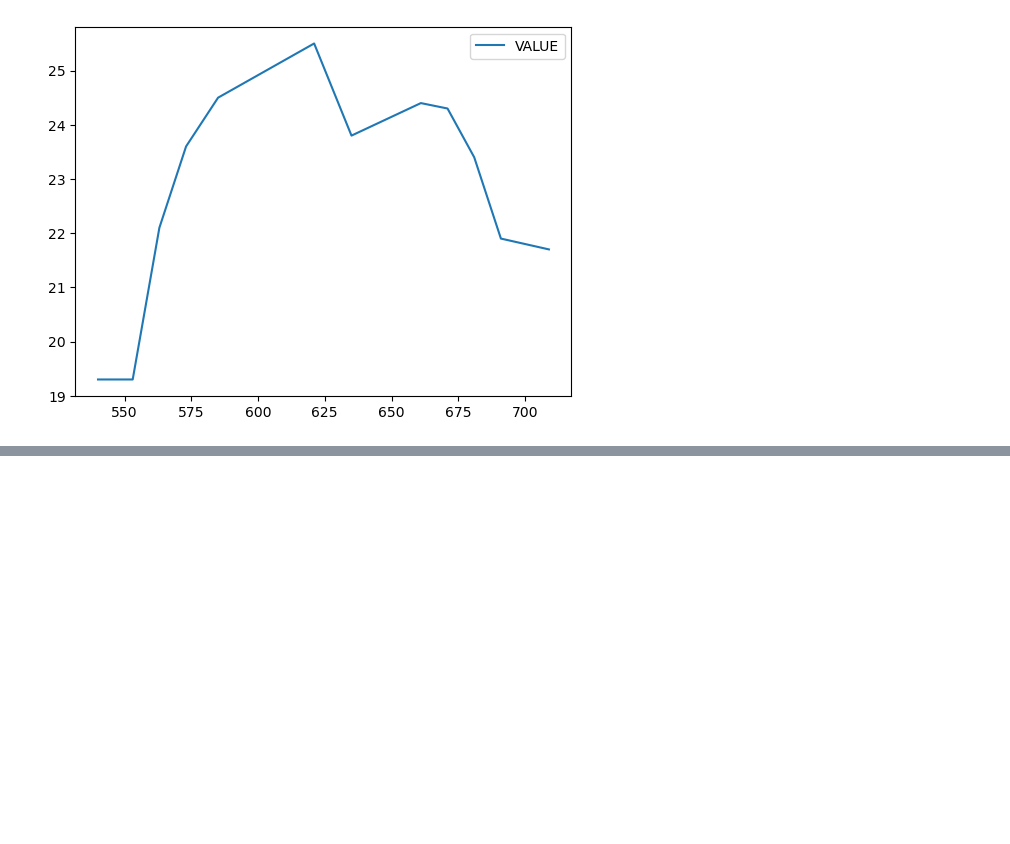
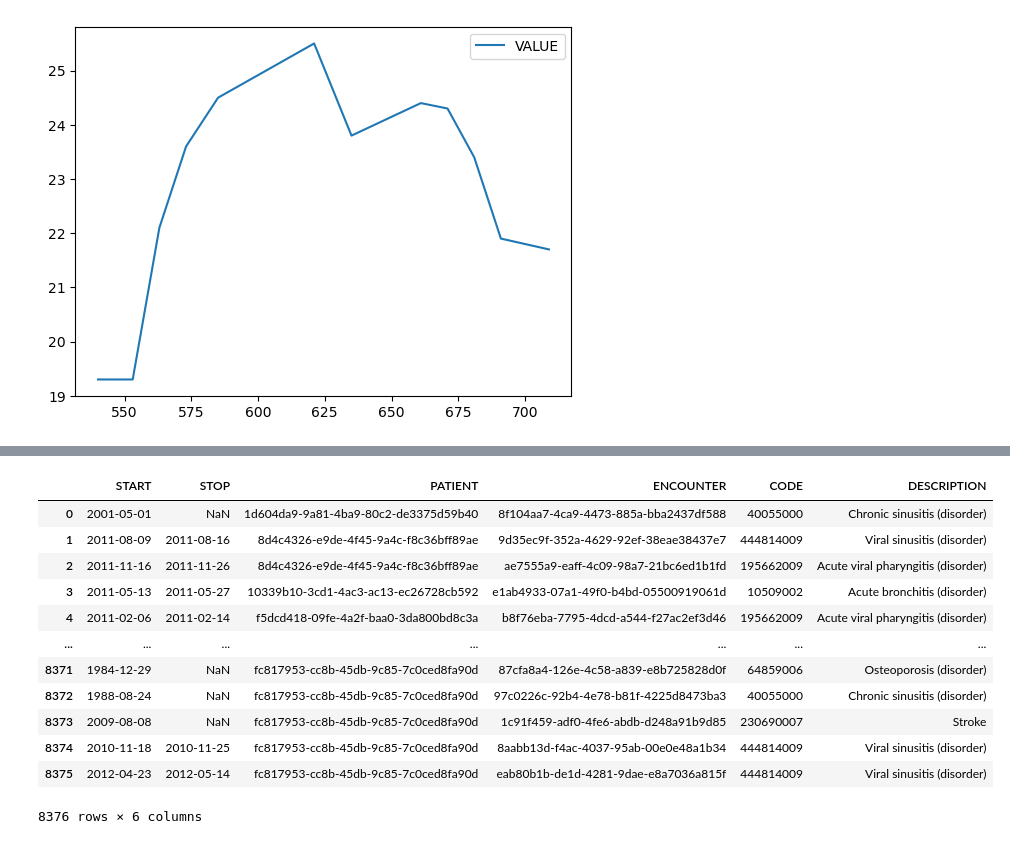
Before and after one commit to bsenst/dtc-de-2023, a Jupyter notebook: fhir-synthea-project/notebooks/eda-synthea-obesity.ipynb, the cells around one changed output, grey strips where cells are left out. Drawn from its saved outputs; the diff is of its cells as text; code cells hidden in the pictures; blank space fills up the shorter version.

```diff
--- a/fhir-synthea-project/notebooks/eda-synthea-obesity.ipynb
+++ b/fhir-synthea-project/notebooks/eda-synthea-obesity.ipynb
@@ -90,0 +113,18 @@ bmi.PATIENT.nunique()
+# %%
+# load the conditions dataset
+conditions = pd.read_csv("csv/conditions.csv")
+conditions
+# %% [output]
+|  | START | STOP | PATIENT | ENCOUNTER | CODE | DESCRIPTION |
+| 0 | 2001-05-01 | NaN | 1d604da9-9a81-4ba9-80c2-de3375d59b40 | 8f104aa7-4ca9-4473-885a-bba2437df588 | 40055000 | Chronic sinusitis (disorder) |
+| 1 | 2011-08-09 | 2011-08-16 | 8d4c4326-e9de-4f45-9a4c-f8c36bff89ae | 9d35ec9f-352a-4629-92ef-38eae38437e7 | 444814009 | Viral sinusitis (disorder) |
+| 2 | 2011-11-16 | 2011-11-26 | 8d4c4326-e9de-4f45-9a4c-f8c36bff89ae | ae7555a9-eaff-4c09-98a7-21bc6ed1b1fd | 195662009 | Acute viral pharyngitis (disorder) |
+| 3 | 2011-05-13 | 2011-05-27 | 10339b10-3cd1-4ac3-ac13-ec26728cb592 | e1ab4933-07a1-49f0-b4bd-05500919061d | 10509002 | Acute bronchitis (disorder) |
+| 4 | 2011-02-06 | 2011-02-14 | f5dcd418-09fe-4a2f-baa0-3da800bd8c3a | b8f76eba-7795-4dcd-a544-f27ac2ef3d46 | 195662009 | Acute viral pharyngitis (disorder) |
+| ... | ... | ... | ... | ... | ... | ... |
+| 8371 | 1984-12-29 | NaN | fc817953-cc8b-45db-9c85-7c0ced8fa90d | 87cfa8a4-126e-4c58-a839-e8b725828d0f | 64859006 | Osteoporosis (disorder) |
+| 8372 | 1988-08-24 | NaN | fc817953-cc8b-45db-9c85-7c0ced8fa90d | 97c0226c-92b4-4e78-b81f-4225d8473ba3 | 40055000 | Chronic sinusitis (disorder) |
+| 8373 | 2009-08-08 | NaN | fc817953-cc8b-45db-9c85-7c0ced8fa90d | 1c91f459-adf0-4fe6-abdb-d248a91b9d85 | 230690007 | Stroke |
+| 8374 | 2010-11-18 | 2010-11-25 | fc817953-cc8b-45db-9c85-7c0ced8fa90d | 8aabb13d-f4ac-4037-95ab-00e0e48a1b34 | 444814009 | Viral sinusitis (disorder) |
+| 8375 | 2012-04-23 | 2012-05-14 | fc817953-cc8b-45db-9c85-7c0ced8fa90d | eab80b1b-de1d-4281-9dae-e8a7036a815f | 444814009 | Viral sinusitis (disorder) |
+8376 rows × 6 columns
```
Also changed, not shown: parts of 12 cells of this notebook.
